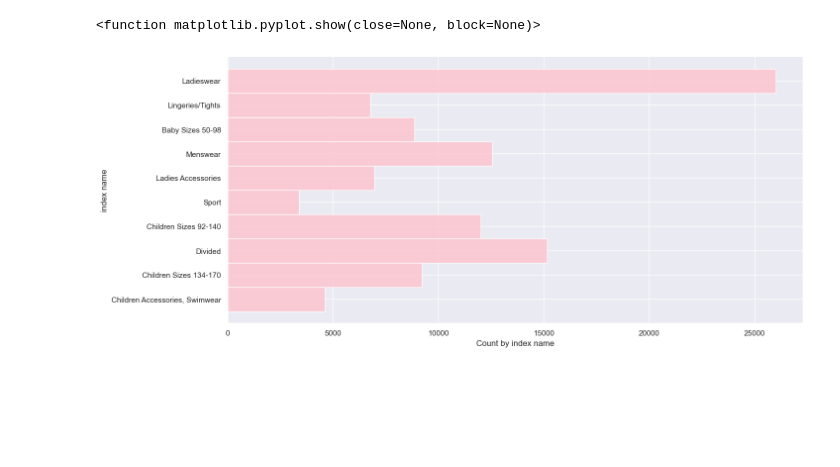
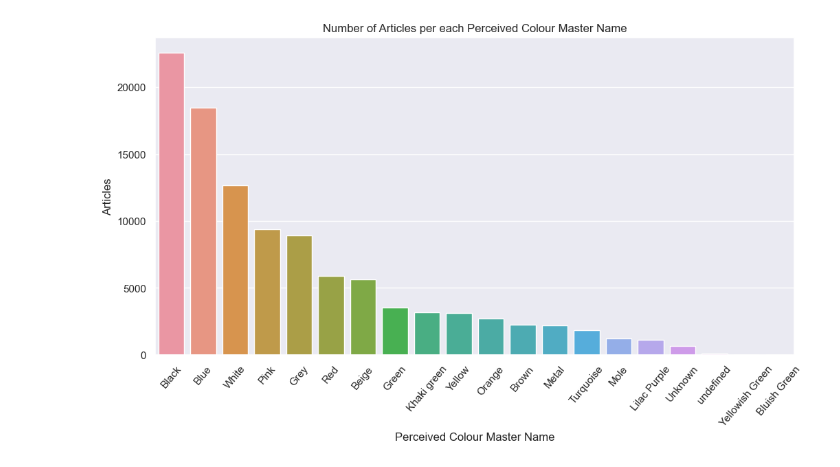
Before and after one commit to daohuyhoang9119/TMDT, a Jupyter notebook: main.ipynb, the cells around one changed output. Cells and saved outputs as stored; diff of their text form; code cells hidden in the pictures; blank space fills up the shorter version.

```diff
--- a/main.ipynb
+++ b/main.ipynb
@@ -61,9 +239,16 @@ plt.show()
-# %%
-plt.figure(figsize=(15,7))
-s = sns.histplot(data = articles_df, y='index_name', color='pink')
-s.set_xlabel("Count by index name")
-s.set_ylabel('index name')
-plt.show
-# %% [output]
-<function matplotlib.pyplot.show(close=None, block=None)>
-[figure, removed]
+# %%
+#Number of Articles per each Perceived Colour Master Name
+temp = articles_df.groupby(["perceived_colour_master_name"])["article_id"].nunique()
+df = pd.DataFrame({'Perceived Colour Master Name': temp.index,
+                   'Articles': temp.values
+                  })
+df = df.sort_values(['Articles'], ascending=False)
+plt.figure(figsize = (12,6))
+plt.title(f'Number of Articles per each Perceived Colour Master Name')
+sns.set_color_codes("pastel")
+s = sns.barplot(x = 'Perceived Colour Master Name', y="Articles", data=df)
+s.set_xticklabels(s.get_xticklabels(),rotation=50)
+locs, labels = plt.xticks()
+plt.show()
+# %% [output]
+[figure, added]
```
Also changed, not shown: parts of 24 cells of this notebook.
